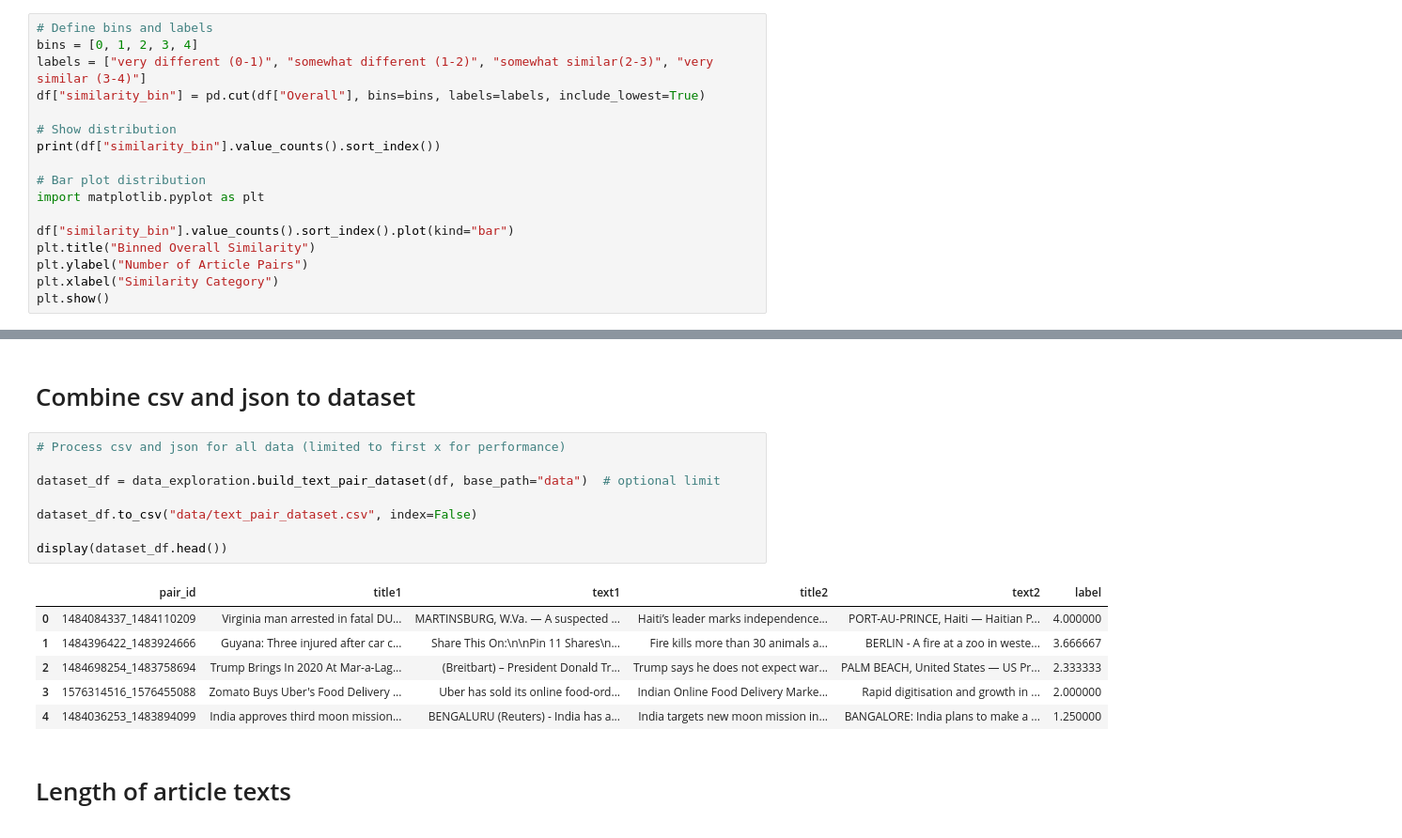
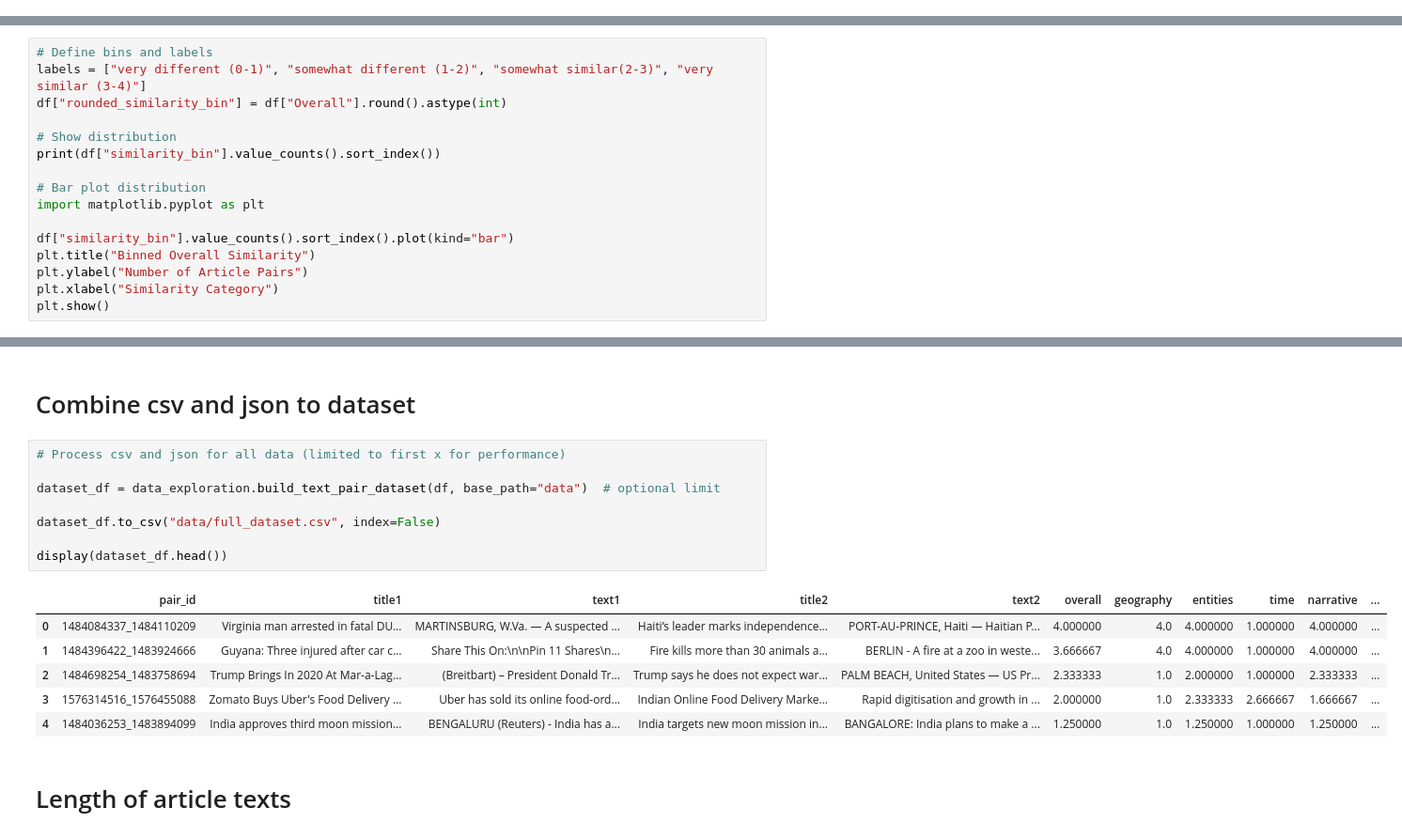
Before and after one commit to Eluminix/AI-Lab, a Jupyter notebook: Data Exploration.ipynb, the cells around one changed output, grey strips where cells are left out. Shown: that part at 94% size. Saved outputs shown, nothing was run; the diff lists cells and outputs as text.

```diff
--- a/Data Exploration.ipynb
+++ b/Data Exploration.ipynb
@@ -56,20 +56,3 @@ Columns: ['url1_lang', 'url2_lang', 'pair_id', 'link1', 'link2', 'ia_link1', 'ia
 Overall is the label we want to learn
 
 Continuous label -> Not Classification but Regression
-# %%
-# Define bins and labels
-bins = [0, 1, 2, 3, 4]
-labels = ["very different (0-1)", "somewhat different (1-2)", "somewhat similar(2-3)", "very similar (3-4)"]
-df["similarity_bin"] = pd.cut(df["Overall"], bins=bins, labels=labels, include_lowest=True)
-
-# Show distribution
-print(df["similarity_bin"].value_counts().sort_index())
-
-# Bar plot distribution
-import matplotlib.pyplot as plt
-
-df["similarity_bin"].value_counts().sort_index().plot(kind="bar")
-plt.title("Binned Overall Similarity")
-plt.ylabel("Number of Article Pairs")
-plt.xlabel("Similarity Category")
-plt.show()
@@ -83,0 +59,16 @@ Name: count, dtype: int64
+# %%
+# Define bins and labels
+labels = ["very different (0-1)", "somewhat different (1-2)", "somewhat similar(2-3)", "very similar (3-4)"]
+df["rounded_similarity_bin"] = df["Overall"].round().astype(int)
+
+# Show distribution
+print(df["similarity_bin"].value_counts().sort_index())
+
+# Bar plot distribution
+import matplotlib.pyplot as plt
+
+df["similarity_bin"].value_counts().sort_index().plot(kind="bar")
+plt.title("Binned Overall Similarity")
+plt.ylabel("Number of Article Pairs")
+plt.xlabel("Similarity Category")
+plt.show()
@@ -141,18 +140,18 @@ pprint(example_pair)
 # %%
 # Process csv and json for all data (limited to first x for performance)
 
 dataset_df = data_exploration.build_text_pair_dataset(df, base_path="data")  # optional limit
 
-dataset_df.to_csv("data/text_pair_dataset.csv", index=False)
+dataset_df.to_csv("data/full_dataset.csv", index=False)
 
 display(dataset_df.head())
 # %% [output]
-|  | pair_id | title1 | text1 | title2 | text2 | label |
-| 0 | 1484084337_1484110209 | Virginia man arrested in fatal DU... | MARTINSBURG, W.Va. — A suspected ... | Haiti’s leader marks independence... | PORT-AU-PRINCE, Haiti — Haitian P... | 4.000000 |
-| 1 | 1484396422_1483924666 | Guyana: Three injured after car c... | Share This On:\n\nPin 11 Shares\n... | Fire kills more than 30 animals a... | BERLIN - A fire at a zoo in weste... | 3.666667 |
-| 2 | 1484698254_1483758694 | Trump Brings In 2020 At Mar-a-Lag... | (Breitbart) – President Donald Tr... | Trump says he does not expect war... | PALM BEACH, United States — US Pr... | 2.333333 |
-| 3 | 1576314516_1576455088 | Zomato Buys Uber's Food Delivery ... | Uber has sold its online food-ord... | Indian Online Food Delivery Marke... | Rapid digitisation and growth in ... | 2.000000 |
-| 4 | 1484036253_1483894099 | India approves third moon mission... | BENGALURU (Reuters) - India has a... | India targets new moon mission in... | BANGALORE: India plans to make a ... | 1.250000 |
+|  | pair_id | title1 | text1 | title2 | text2 | overall | geography | entities | time | narrative | ... |
+| 0 | 1484084337_1484110209 | Virginia man arrested in fatal DU... | MARTINSBURG, W.Va. — A suspected ... | Haiti’s leader marks independence... | PORT-AU-PRINCE, Haiti — Haitian P... | 4.000000 | 4.0 | 4.000000 | 1.000000 | 4.000000 | ... |
+| 1 | 1484396422_1483924666 | Guyana: Three injured after car c... | Share This On:\n\nPin 11 Shares\n... | Fire kills more than 30 animals a... | BERLIN - A fire at a zoo in weste... | 3.666667 | 4.0 | 4.000000 | 1.000000 | 4.000000 | ... |
+| 2 | 1484698254_1483758694 | Trump Brings In 2020 At Mar-a-Lag... | (Breitbart) – President Donald Tr... | Trump says he does not expect war... | PALM BEACH, United States — US Pr... | 2.333333 | 1.0 | 2.000000 | 1.000000 | 2.333333 | ... |
+| 3 | 1576314516_1576455088 | Zomato Buys Uber's Food Delivery ... | Uber has sold its online food-ord... | Indian Online Food Delivery Marke... | Rapid digitisation and growth in ... | 2.000000 | 1.0 | 2.333333 | 2.666667 | 1.666667 | ... |
+| 4 | 1484036253_1483894099 | India approves third moon mission... | BENGALURU (Reuters) - India has a... | India targets new moon mission in... | BANGALORE: India plans to make a ... | 1.250000 | 1.0 | 1.250000 | 1.000000 | 1.250000 | ... |
 # %% [markdown]
 # Length of article texts
 # %% [markdown]
```
Also changed, not shown: parts of 2 cells of this notebook, 3 other files.
